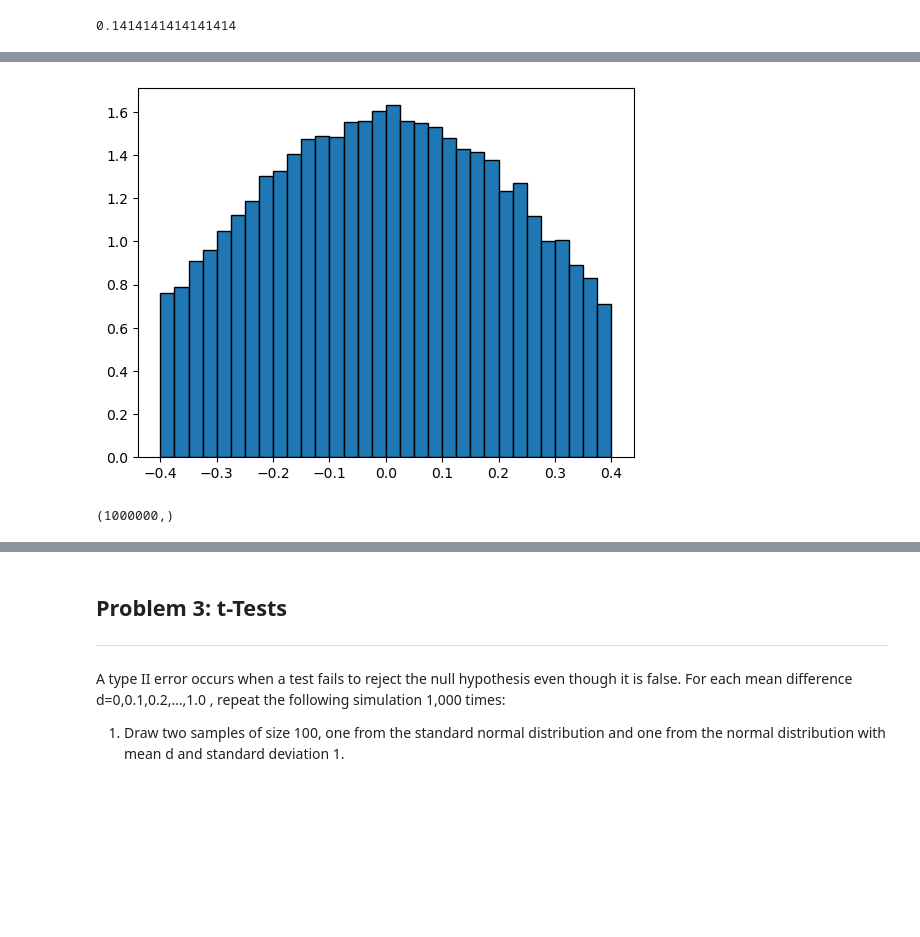
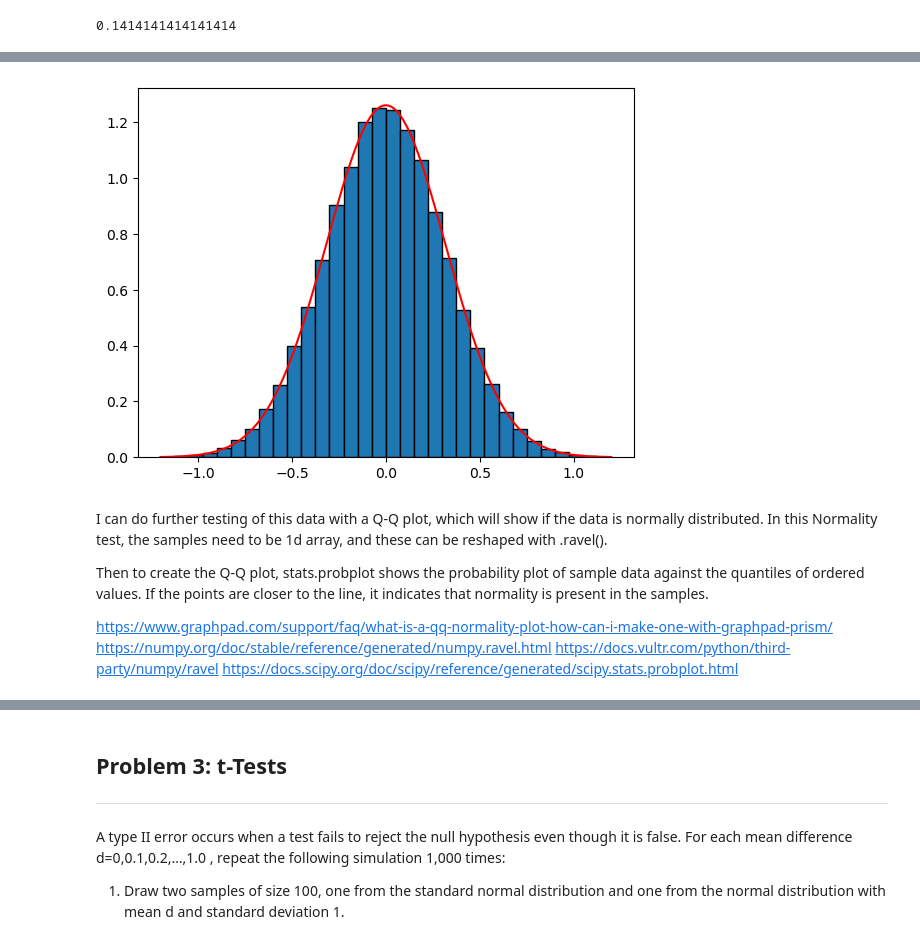
Before and after one commit to FatimaBOliveira/applied-statistics-assessment, a Jupyter notebook: problems.ipynb, the cells around one changed output, grey strips where cells are left out. Drawn from its saved outputs; the diff is of its cells as text; code cells hidden in the pictures; blank space fills up the shorter version.

```diff
--- a/problems.ipynb
+++ b/problems.ipynb
@@ -249,15 +267,40 @@ array([ 0.65173732,  0.41558326, -0.40193561, ...,  0.03163406,
 # %%
-# Create a blank plot.
+# Create a plot.
 fig, ax = plt.subplots()
 
 # Create a histogram.
-ax.hist(means, edgecolor='black', density=True, bins=np.linspace(-0.4, 0.4, 33));
+ax.hist(means, edgecolor='black', density=True, bins=np.linspace(-1.2,1.2, 33))
+
+# Define the Gaussian function.
+def f(x, mu=0.0, sigma=1.0):
+    """
+    Calculate the probability density of the normal (Gaussian) distribution for a given x.
+    """
+    # The normalisation constant.
+    norm = 1.0 / np.sqrt(2.0 * np.pi * sigma**2)
+    # Return the probability.
+    return norm * np.exp(-(x - mu)**2 / (2.0 * sigma**2))
+
+# Create an x range.
+x = np.linspace(-1.2, 1.2, 1001)
+
+# Get y values.
+y = f(x, mu=0.0, sigma=1.0 / np.sqrt(10))
+
+# Plot the function.
+ax.plot(x, y, 'r-')
+
+# Show.
+plt.show()
 # %% [output]
-[figure, old version]
+[figure, new version]
-# %%
-# change shape of samples to be a flat array
-samples.ravel().shape
-# https://numpy.org/doc/stable/reference/generated/numpy.ravel.html
-# %% [output]
-(1000000,)
+# %% [markdown]
+I can do further testing of this data with a Q-Q plot, which will show if the data is normally distributed. In this Normality test, the samples need to be 1d array, and these can be reshaped with .ravel().
+
+Then to create the Q-Q plot, stats.probplot shows the probability plot of sample data against the quantiles of ordered values. If the points are closer to the line, it indicates that normality is present in the samples.
+
+https://www.graphpad.com/support/faq/what-is-a-qq-normality-plot-how-can-i-make-one-with-graphpad-prism/
+https://numpy.org/doc/stable/reference/generated/numpy.ravel.html
+https://docs.vultr.com/python/third-party/numpy/ravel
+https://docs.scipy.org/doc/scipy/reference/generated/scipy.stats.probplot.html
 # %%
```
Also changed, not shown: parts of 18 cells of this notebook.
